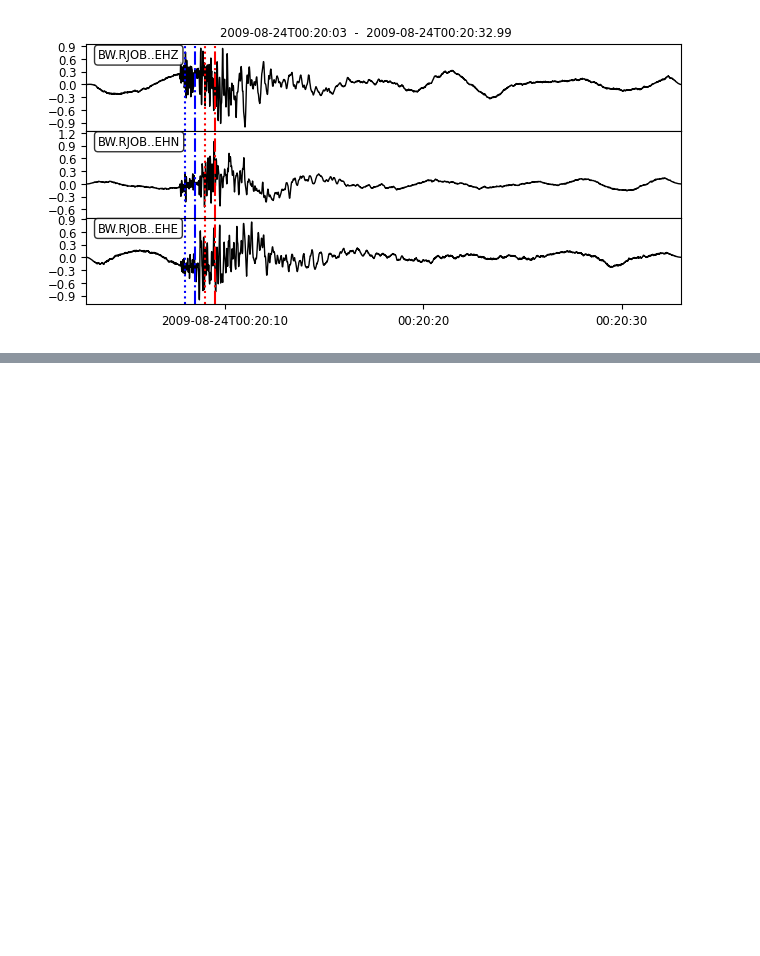
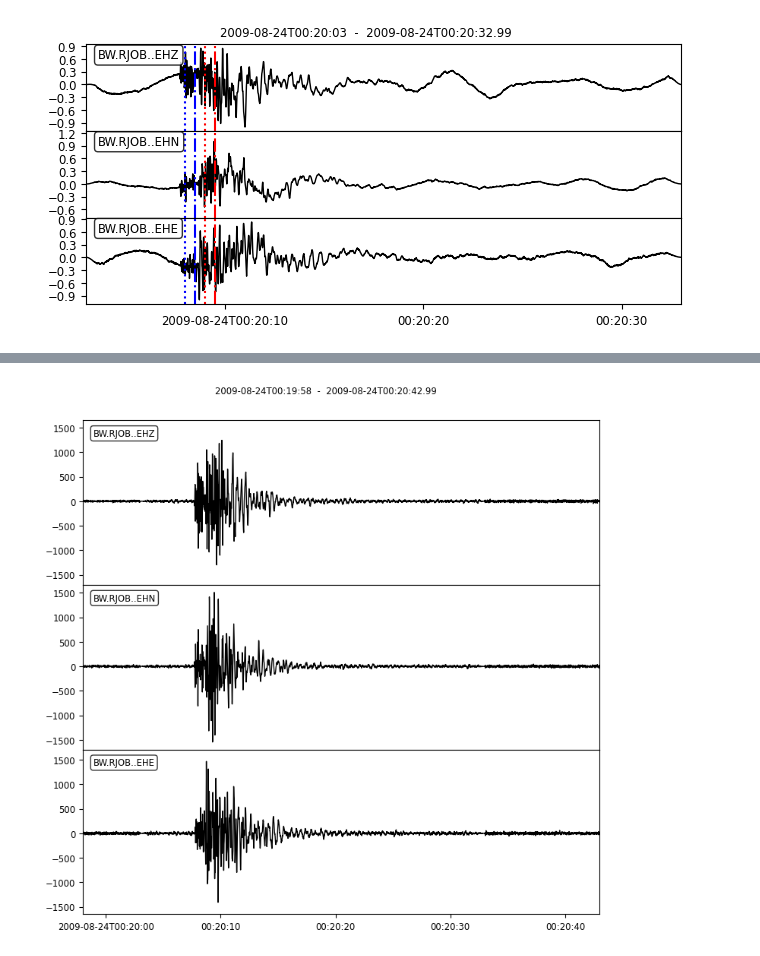
Before and after one commit to ikahbasi/SeisRoutine, a Jupyter notebook: WaveForm-example.ipynb, the cells around one changed output, grey strips where cells are left out. Cells and saved outputs as stored; diff of their text form; code cells hidden in the pictures; blank space fills up the shorter version.

Commit message:
I updated the example file, WaveForm-example, to show how to use tr_noise_padding or st_noise_padding for padding data with random noise.

```diff
--- a/WaveForm-example.ipynb
+++ b/WaveForm-example.ipynb
@@ -18,0 +26,3 @@ srp.picks_on_station_stream(st, picks, linestyles, colors, **kwargs)
+# %%
+st = read()
+st.filter('highpass', freq=2)
@@ -18,0 +34,7 @@ srp.picks_on_station_stream(st, picks, linestyles, colors, **kwargs)
+# %%
+ts = st[0].stats.starttime
+te = st[0].stats.endtime
+st_new = srw.st_noise_padding(st, stime=5, etime=10)
+fig = st_new.plot()
+# %% [output]
+[figure, added]
```
Also changed, not shown: parts of 2 cells of this notebook.
